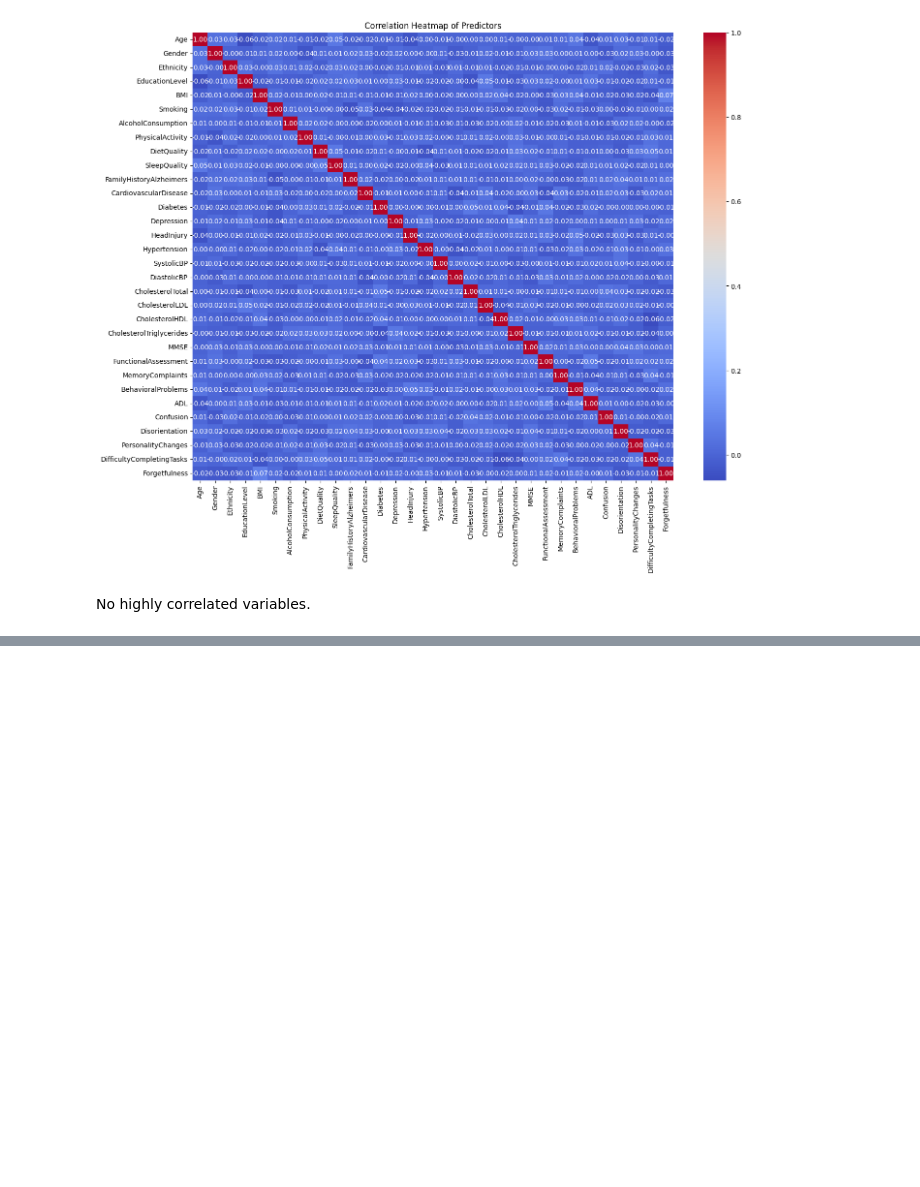
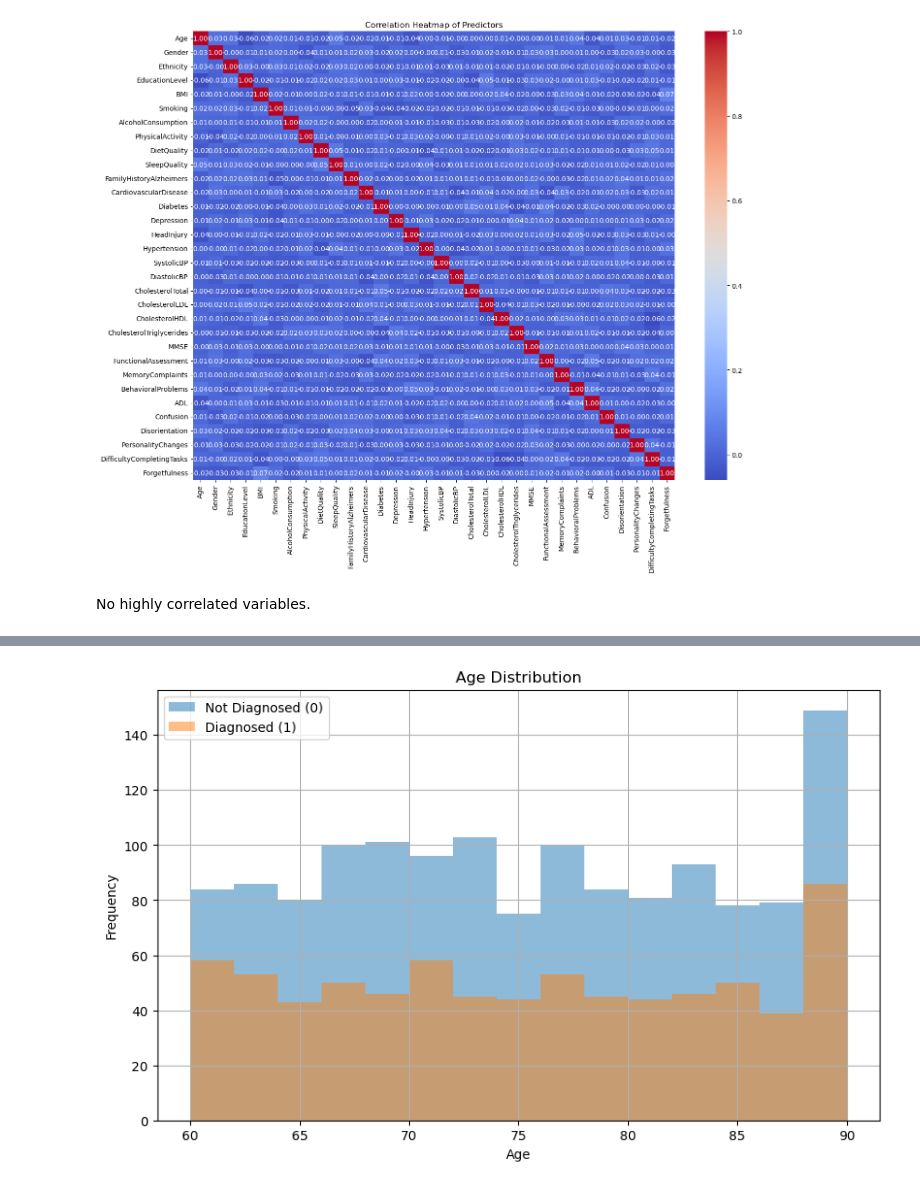
Before and after one commit to alekhyavittalam/alzheimers_diagnosis_prediction, a Jupyter notebook: alzheimers.ipynb, the cells around one changed output, grey strips where cells are left out. Drawn from its saved outputs; the diff is of its cells as text; code cells hidden in the pictures; blank space fills up the shorter version.

```diff
--- a/alzheimers.ipynb
+++ b/alzheimers.ipynb
@@ -140,0 +156,15 @@ Random Forest: 0.9419
+# %%
+# Histograms for Age, split by Diagnosis
+diagnosis_labels = {0: 'Not Diagnosed (0)', 1: 'Diagnosed (1)'}
+plt.figure(figsize=(10, 6))
+for diagnosis, group in df.groupby('Diagnosis'):
+    plt.hist(group['Age'], bins=15, alpha=0.5, label=diagnosis_labels[diagnosis])
+
+plt.title('Age Distribution')
+plt.xlabel('Age')
+plt.ylabel('Frequency')
+plt.legend()
+plt.grid(True)
+plt.show()
+# %% [output]
+[figure, added]
```
Also changed, not shown: parts of 2 cells of this notebook, 2 other files.
